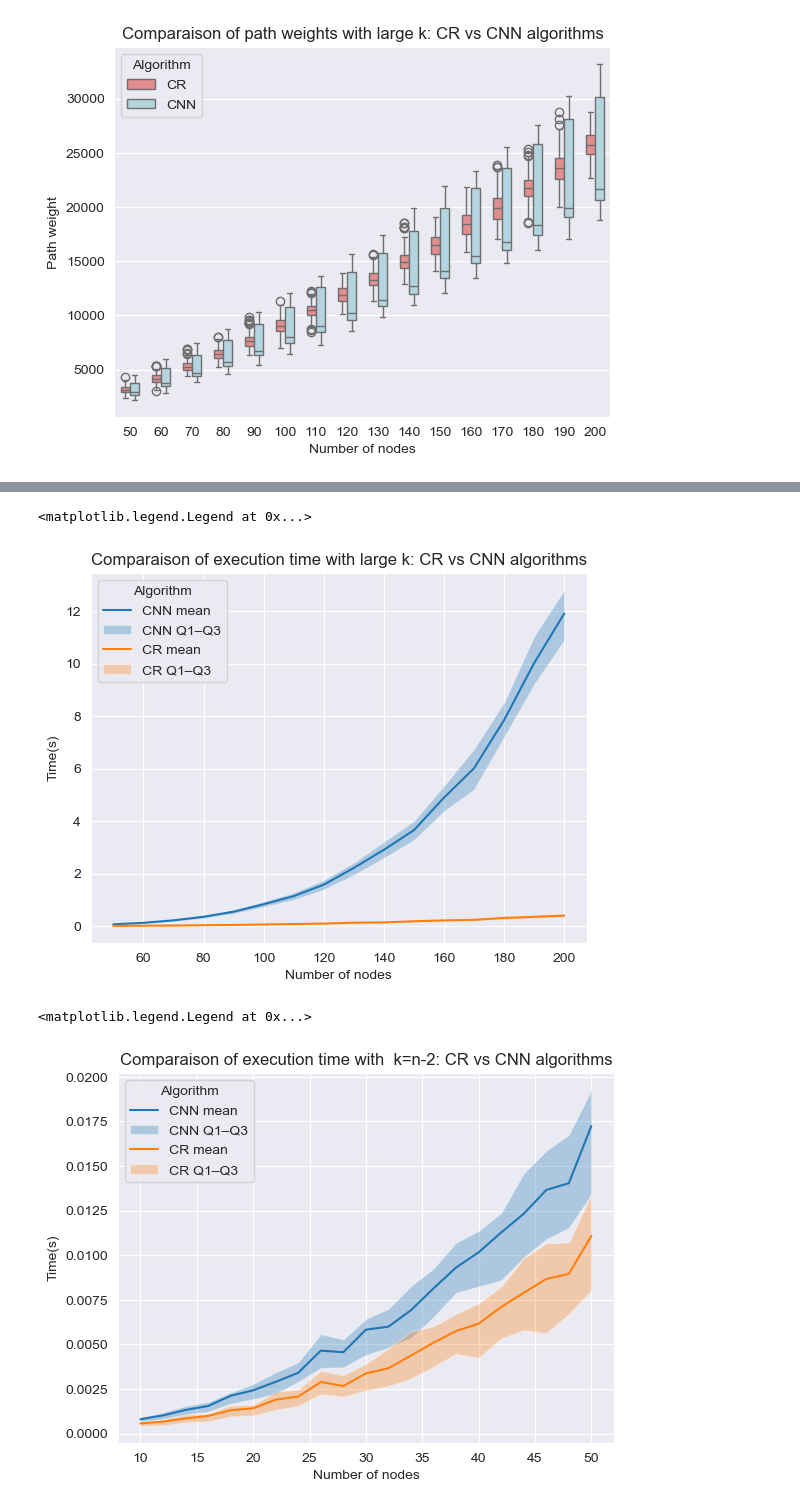
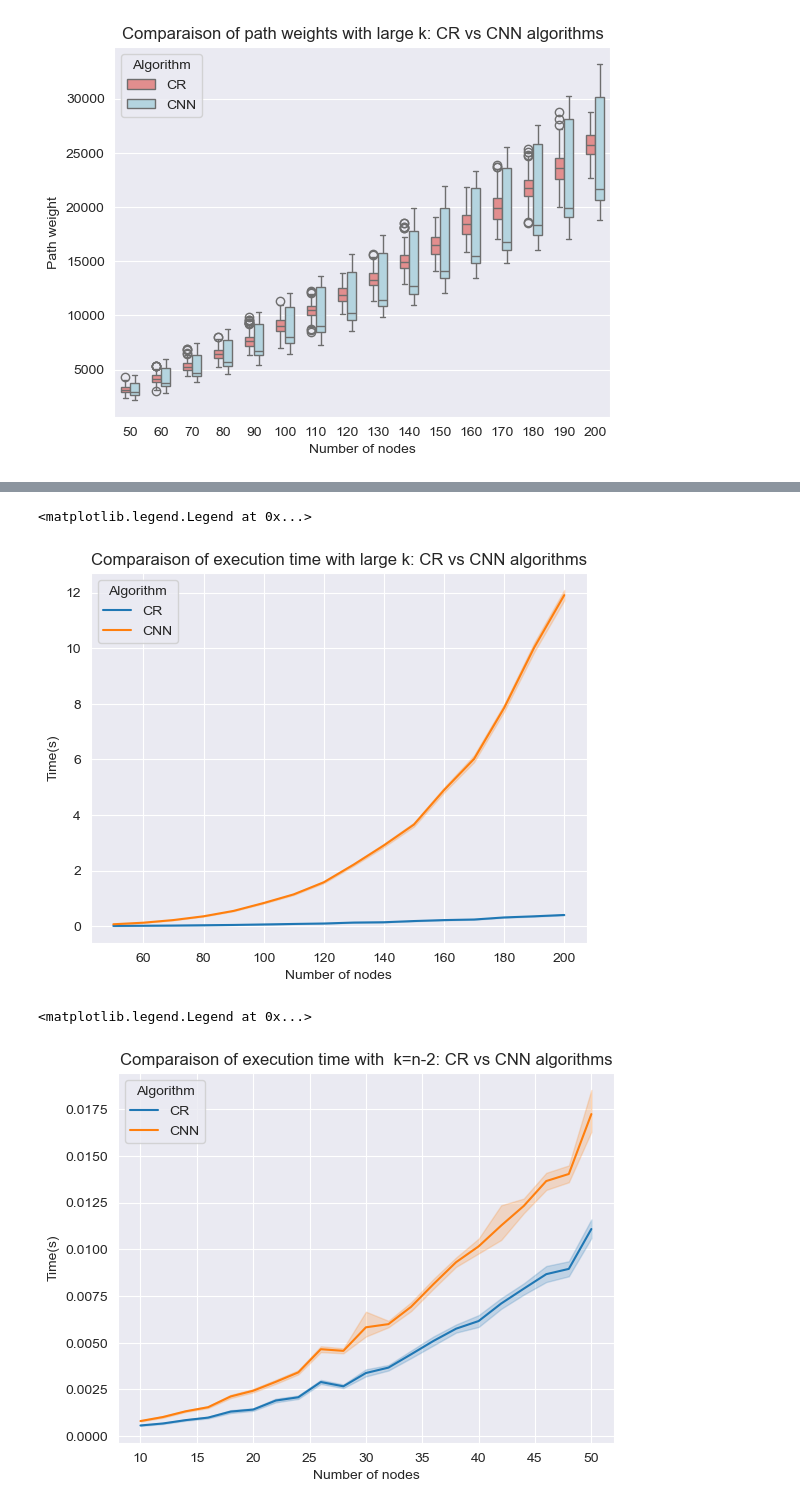
Before and after one commit to JiahuaLiY/CR_and_CNN_algorithm, a Jupyter notebook: plotExperiments.ipynb, the cells around one changed output, grey strips where cells are left out. Saved outputs shown, nothing was run; the diff lists cells and outputs as text; code cells hidden in the pictures.

```diff
--- a/plotExperiments.ipynb
+++ b/plotExperiments.ipynb
@@ -45,73 +26,40 @@ plt.show()
 # %%
-summary = dataFrame.groupby(['algorithm', 'number of nodes']).agg(
-    q1=('run time', lambda x: x.quantile(0.25)),
-    median=('run time', 'median'),
-    q3=('run time', lambda x: x.quantile(0.75))
-).reset_index()
+fig1, ax1 = plt.subplots()
 
-fig1, ax1 = plt.subplots()
-for algo in summary['algorithm'].unique():
-    subset = summary[summary['algorithm'] == algo].sort_values('number of nodes')
+sns.lineplot(
+    data=dataFrame,
+    x='number of nodes',
+    y='run time',
+    hue='algorithm',
+    ax=ax1
+)
 
-    sns.lineplot(
-        data=dataFrame[dataFrame['algorithm'] == algo],
-        x='number of nodes',
-        y='run time',
-        ax=ax1,
-        label=f'{algo} mean',
-        errorbar=None
-    )
-
-    ax1.fill_between(
-        subset['number of nodes'],
-        subset['q1'],
-        subset['q3'],
-        alpha=0.3,
-        label=f'{algo} Q1–Q3'
-    )
 ax1.set_title("Comparaison of execution time with large k: CR vs CNN algorithms")
 ax1.set_xlabel("Number of nodes")
 ax1.set_ylabel("Time(s)")
 ax1.legend(title="Algorithm")
 # %% [output]
 <matplotlib.legend.Legend at 0x...>
-[figure, old version]
+[figure, new version]
 # %%
 dataFrame = pd.read_csv('fix_k_vary_n50graph.csv')
 
-summary = dataFrame.groupby(['algorithm', 'number of nodes']).agg(
-    q1=('run time', lambda x: x.quantile(0.25)),
-    median=('run time', 'median'),
-    q3=('run time', lambda x: x.quantile(0.75))
-).reset_index()
+fig2, ax2 = plt.subplots()
 
-fig1, ax1 = plt.subplots()
-for algo in summary['algorithm'].unique():
-    subset = summary[summary['algorithm'] == algo].sort_values('number of nodes')
-
-    sns.lineplot(
-        data=dataFrame[dataFrame['algorithm'] == algo],
-        x='number of nodes',
-        y='run time',
-        ax=ax1,
-        label=f'{algo} mean',
-        errorbar=None
-    )
-
-    ax1.fill_between(
-        subset['number of nodes'],
-        subset['q1'],
-        subset['q3'],
-        alpha=0.3,
-        label=f'{algo} Q1–Q3'
-    )
-ax1.set_title("Comparaison of execution time with  k=n-2: CR vs CNN algorithms")
-ax1.set_xlabel("Number of nodes")
-ax1.set_ylabel("Time(s)")
-ax1.legend(title="Algorithm")
+sns.lineplot(
+    data=dataFrame,
+    x='number of nodes',
+    y='run time',
+    hue='algorithm',
+    ax=ax2
+)
+ax2.set_title("Comparaison of execution time with  k=n-2: CR vs CNN algorithms")
+ax2.set_xlabel("Number of nodes")
+ax2.set_ylabel("Time(s)")
+ax2.legend(title="Algorithm")
 # %% [output]
 <matplotlib.legend.Legend at 0x...>
-[figure, old version]
+[figure, new version]
 # %%
 plt.figure()
 sns.boxplot(
```
Also changed, not shown: parts of 4 cells of this notebook.
